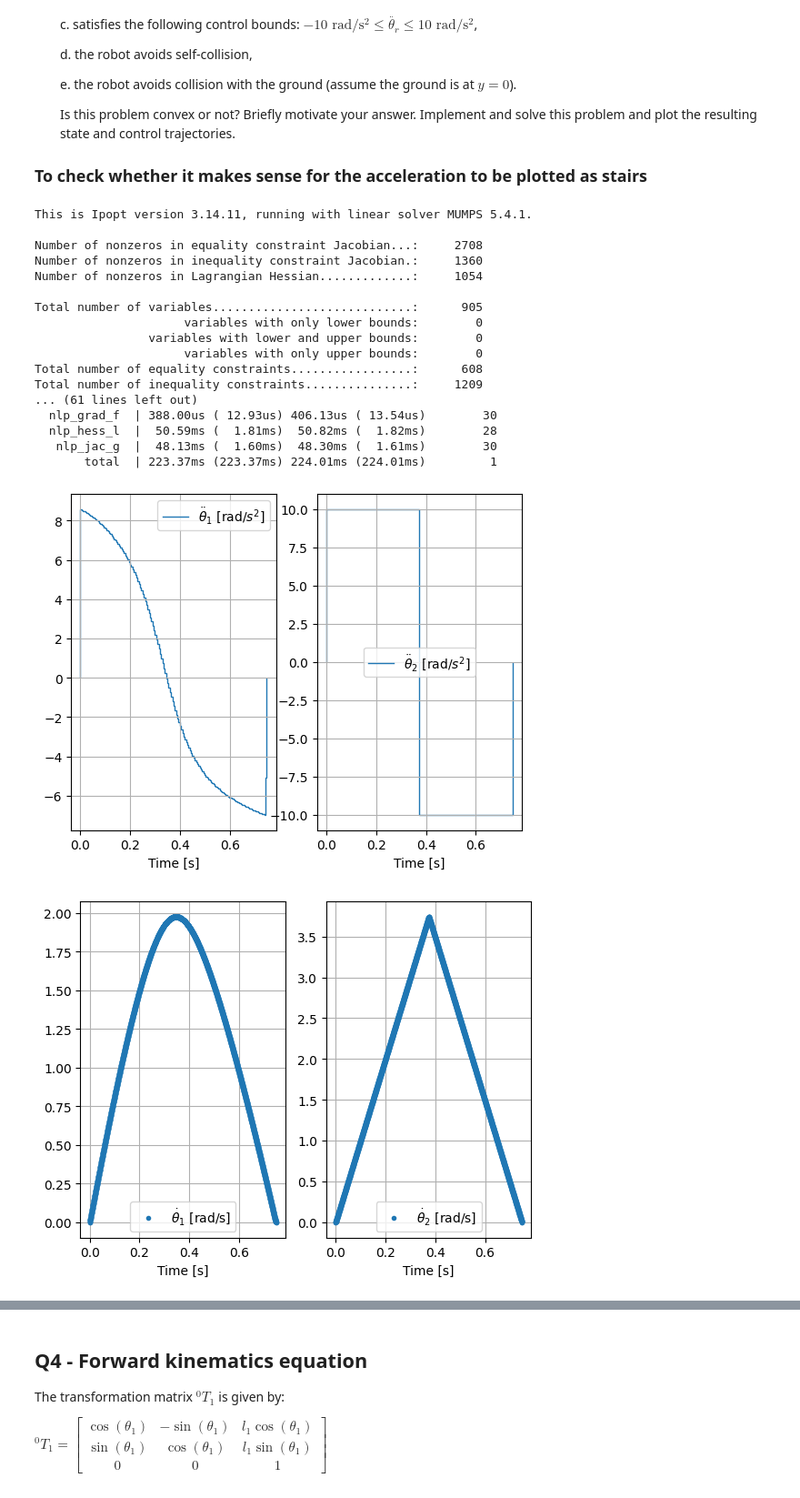
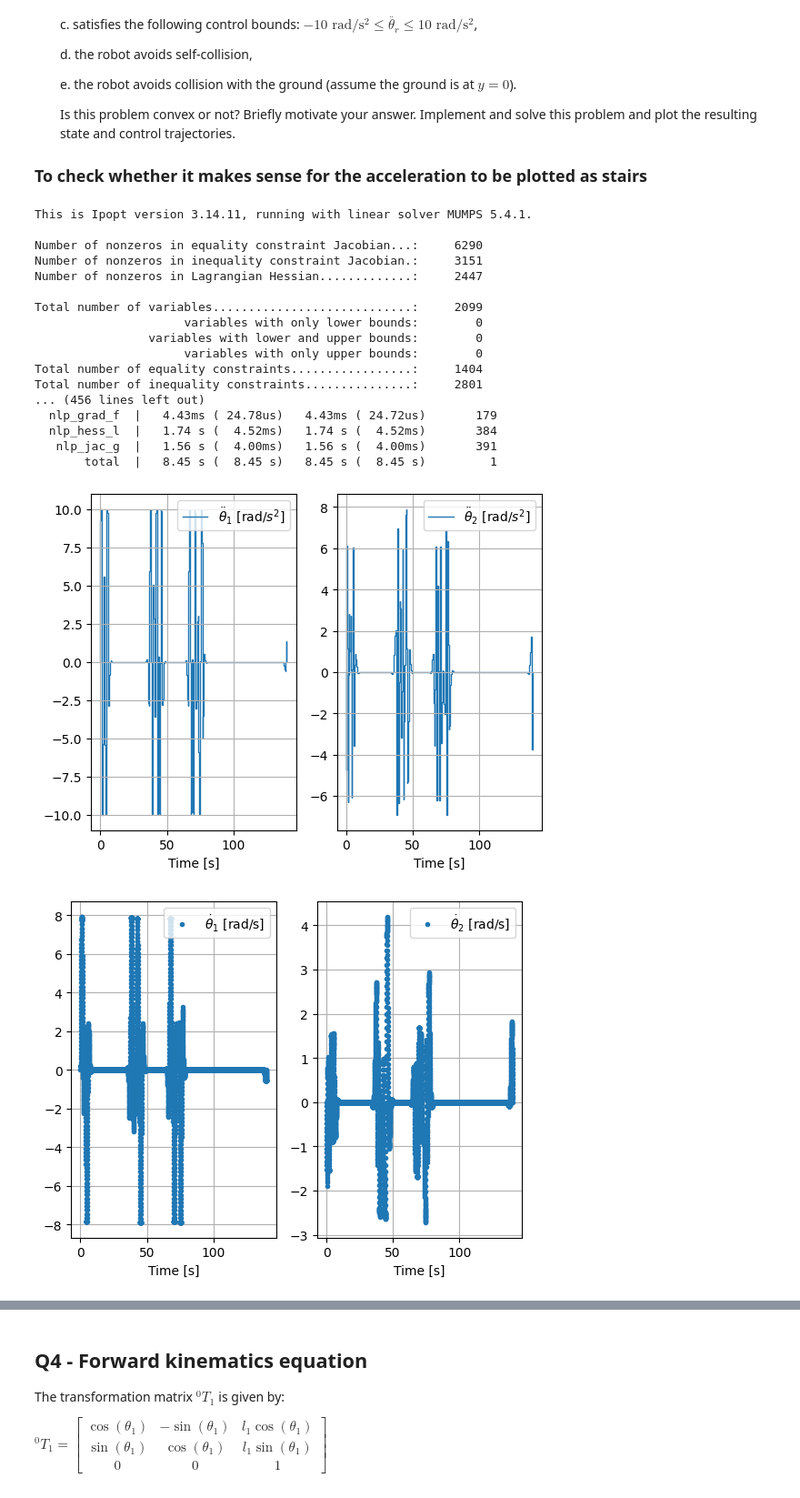
Before and after one commit to andreaalboni/Optimization-of-Mechatronic-Systems, a Jupyter notebook: Assignments/robot_arm.ipynb, the cells around one changed output, grey strips where cells are left out. Shown: that part at 91% size. Cells and saved outputs as stored; diff of their text form; code cells hidden in the pictures.

```diff
--- a/Assignments/robot_arm.ipynb
+++ b/Assignments/robot_arm.ipynb
@@ -730,7 +730,7 @@ def manipulator_time_optimal(animation=False):
     ocp.solver('ipopt')
 
     # Pick a solution method
-    ocp.method(MultipleShooting(N=150, M=1, intg='rk'))
+    ocp.method(MultipleShooting(N=349, M=1, intg='rk'))# change shooting interval 100, 348, 349, 350 resulting in different trajectory
 
     # Solve the OCP
     sol = ocp.solve()
@@ -780,43 +780,43 @@ def manipulator_time_optimal(animation=False):
     plt.plot(t_x1, theta1_sol, '.', label=r'$\theta_1$ [rad]')
     plt.xlabel("Time [s]")
     plt.legend()
     plt.grid(True)
 
     plt.subplot(1, 2, 2)
     plt.plot(t_x2, theta2_sol, '.', label=r'$\theta_2$ [rad]')
     plt.xlabel("Time [s]")
     plt.legend()
     plt.grid(True)
     filename = f"./imgs/timeoptimal-pos.png"
     plt.savefig(filename, dpi=700, format='png', bbox_inches='tight')
     plt.show()
 
     # Create animation
     if animation:
         create_animation(sol=sol, case=1, theta1=theta1, theta2=theta2, theta1_dot=theta1_dot,
                         theta2_dot=theta2_dot, control1=theta1_ddot, control2=theta2_ddot, name='Q3.gif')
 
     return sol
 
 # Optimal control problem
 sol = manipulator_time_optimal(animation=False)
 # %% [output]
 This is Ipopt version 3.14.11, running with linear solver MUMPS 5.4.1.
 
-Number of nonzeros in equality constraint Jacobian...:     2708
-Number of nonzeros in inequality constraint Jacobian.:     1360
-Number of nonzeros in Lagrangian Hessian.............:     1054
+Number of nonzeros in equality constraint Jacobian...:     6290
+Number of nonzeros in inequality constraint Jacobian.:     3151
+Number of nonzeros in Lagrangian Hessian.............:     2447
 
-Total number of variables............................:      905
+Total number of variables............................:     2099
                      variables with only lower bounds:        0
                 variables with lower and upper bounds:        0
                      variables with only upper bounds:        0
-Total number of equality constraints.................:      608
-Total number of inequality constraints...............:     1209
-... (61 lines left out)
-  nlp_grad_f  | 388.00us ( 12.93us) 406.13us ( 13.54us)        30
-  nlp_hess_l  |  50.59ms (  1.81ms)  50.82ms (  1.82ms)        28
-   nlp_jac_g  |  48.13ms (  1.60ms)  48.30ms (  1.61ms)        30
-       total  | 223.37ms (223.37ms) 224.01ms (224.01ms)         1
+Total number of equality constraints.................:     1404
+Total number of inequality constraints...............:     2801
+... (456 lines left out)
+  nlp_grad_f  |   4.43ms ( 24.78us)   4.43ms ( 24.72us)       179
+  nlp_hess_l  |   1.74 s (  4.52ms)   1.74 s (  4.52ms)       384
+   nlp_jac_g  |   1.56 s (  4.00ms)   1.56 s (  4.00ms)       391
+       total  |   8.45 s (  8.45 s)   8.45 s (  8.45 s)         1
-[figure, old version]
+[figure, new version]
-[figure, old version]
+[figure, new version]
```
Also changed, not shown: parts of 3 cells of this notebook, 4 other files.
